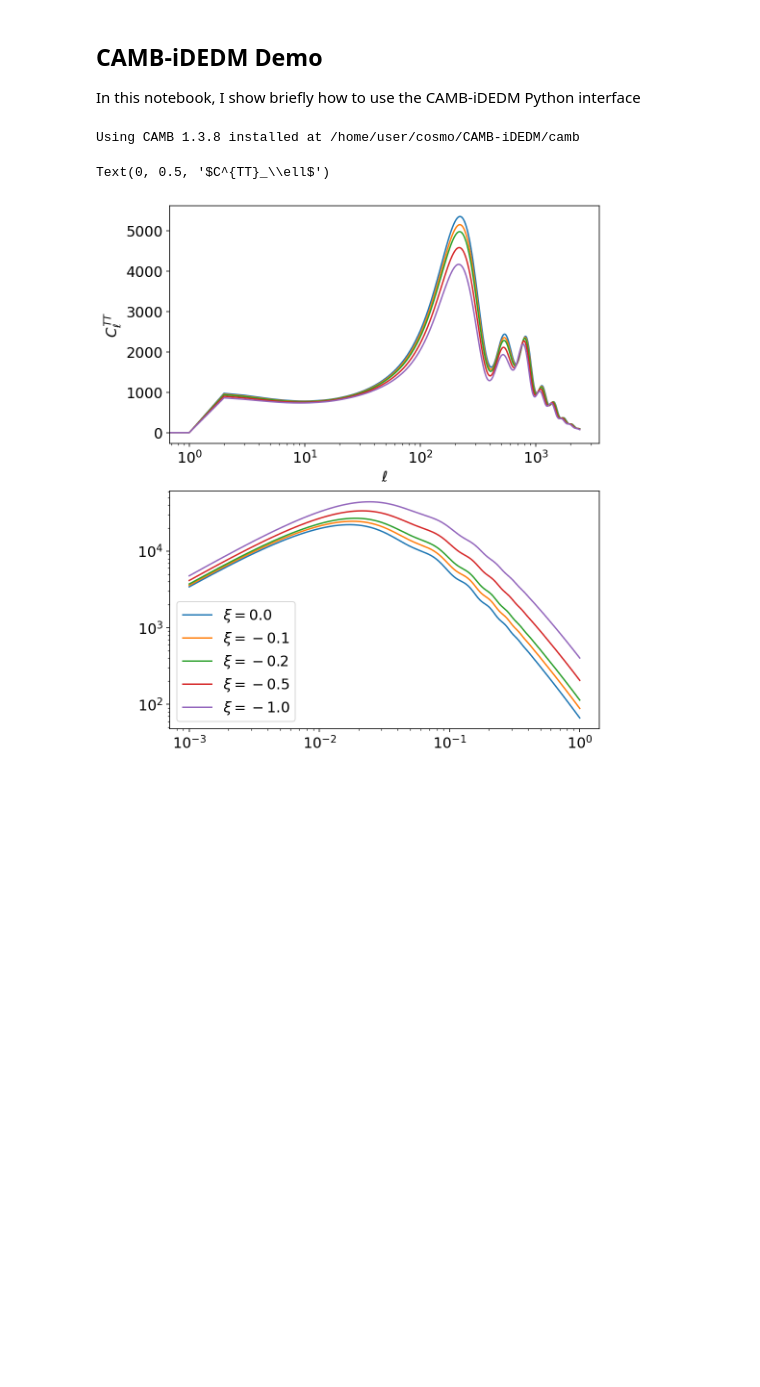
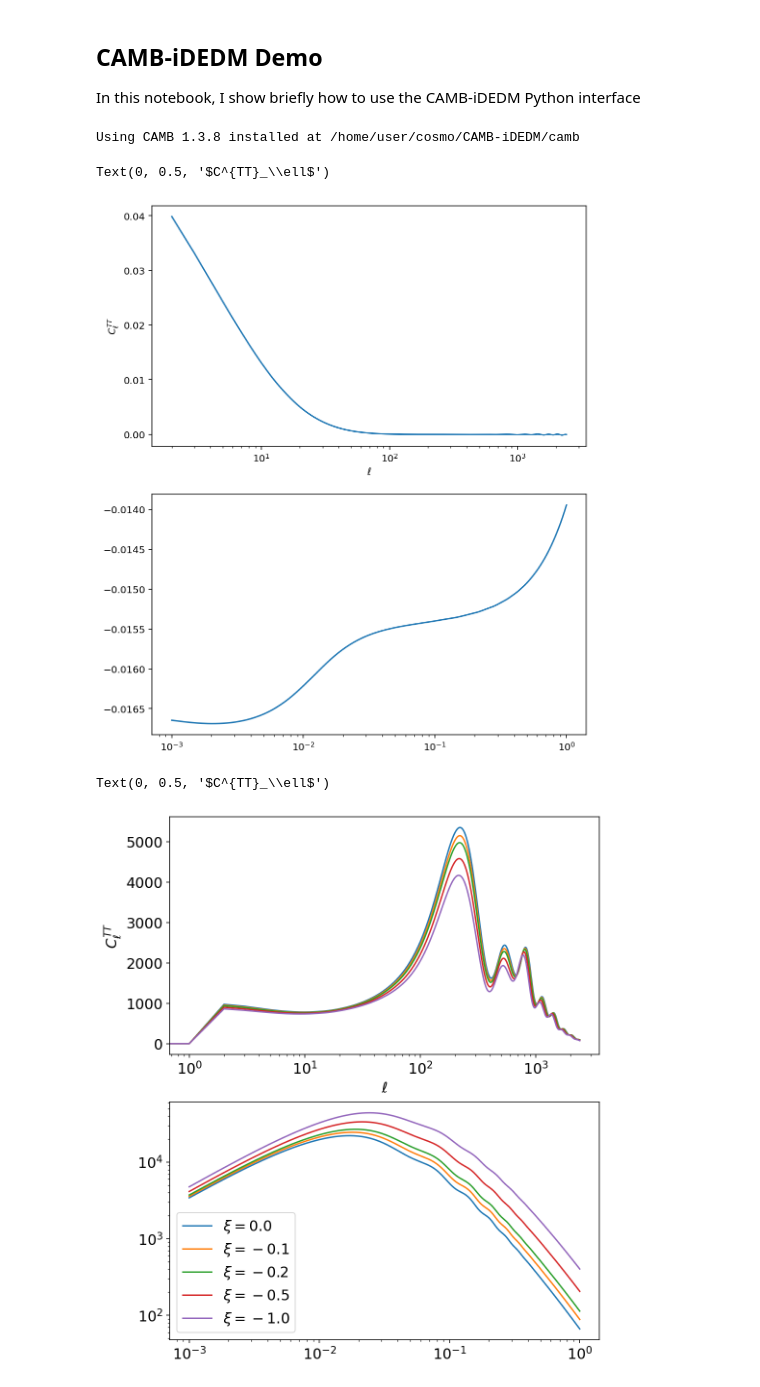
Before and after one commit to joaoreboucas1/CAMB-iDEDM, a Jupyter notebook: docs/iDEDM.ipynb, the cells around one changed output. Cells and saved outputs as stored; diff of their text form; code cells hidden in the pictures; blank space fills up the shorter version.

```diff
--- a/docs/iDEDM.ipynb
+++ b/docs/iDEDM.ipynb
@@ -15,6 +15,43 @@ print('Using CAMB %s installed at %s'%(camb.__version__,os.path.dirname(camb.__f
 # Make sure the version and path is what you expect
 # %% [output]
 Using CAMB 1.3.8 installed at /home/user/cosmo/CAMB-iDEDM/camb
+# %%
+# Testing PPF
+xi = -0.3
+fig, axs = plt.subplots(2, 1, figsize=(8,10))
+plt.rcParams.update({'font.size': 15})
+
+# Calculate spectra for no PPF
+pars = camb.CAMBparams()
+pars.set_cosmology(thetastar=0.0104, ombh2=0.022, omch2=0.122, mnu=0.06, omk=0, tau=0.06)
+pars.DarkEnergy.set_params(xi_interaction=xi, w=-0.999, use_ppf_interaction=False)
+pars.set_matter_power(redshifts=[0], kmax=2.0)
+results = camb.get_results(pars)
+
+cmb_spectra = results.get_cmb_power_spectra(pars, CMB_unit='muK')
+ks, z, pk_no_ppf = results.get_matter_power_spectrum(minkh=1e-3, maxkh=1, npoints = 200)
+c_ells_no_ppf = cmb_spectra['total']
+ells = np.arange(c_ells_no_ppf.shape[0])
+
+# Recalculate spectra with PPF
+pars = camb.CAMBparams()
+pars.set_cosmology(thetastar=0.0104, ombh2=0.022, omch2=0.122, mnu=0.06, omk=0, tau=0.06)
+pars.DarkEnergy.set_params(xi_interaction=xi, w=-0.999, use_ppf_interaction=True)
+pars.set_matter_power(redshifts=[0], kmax=2.0)
+results = camb.get_results(pars)
+
+cmb_spectra = results.get_cmb_power_spectra(pars, CMB_unit='muK')
+ks, z, pk_ppf = results.get_matter_power_spectrum(minkh=1e-3, maxkh=1, npoints = 200)
+c_ells_ppf = cmb_spectra['total']
+
+axs[0].semilogx(ells, c_ells_ppf[:,0]/c_ells_no_ppf[:,0] - 1)
+axs[1].semilogx(ks, pk_ppf[0]/pk_no_ppf[0] - 1)
+
+axs[0].set_xlabel(r'$\ell$')
+axs[0].set_ylabel(r'$C^{TT}_\ell$')
+# %% [output]
+Text(0, 0.5, '$C^{TT}_\\ell$')
+[figure, added]
 # %%
 xis = [0, -0.1, -0.2, -0.5, -1]
 
```
Also changed, not shown: parts of 2 cells of this notebook, 1 other file.
